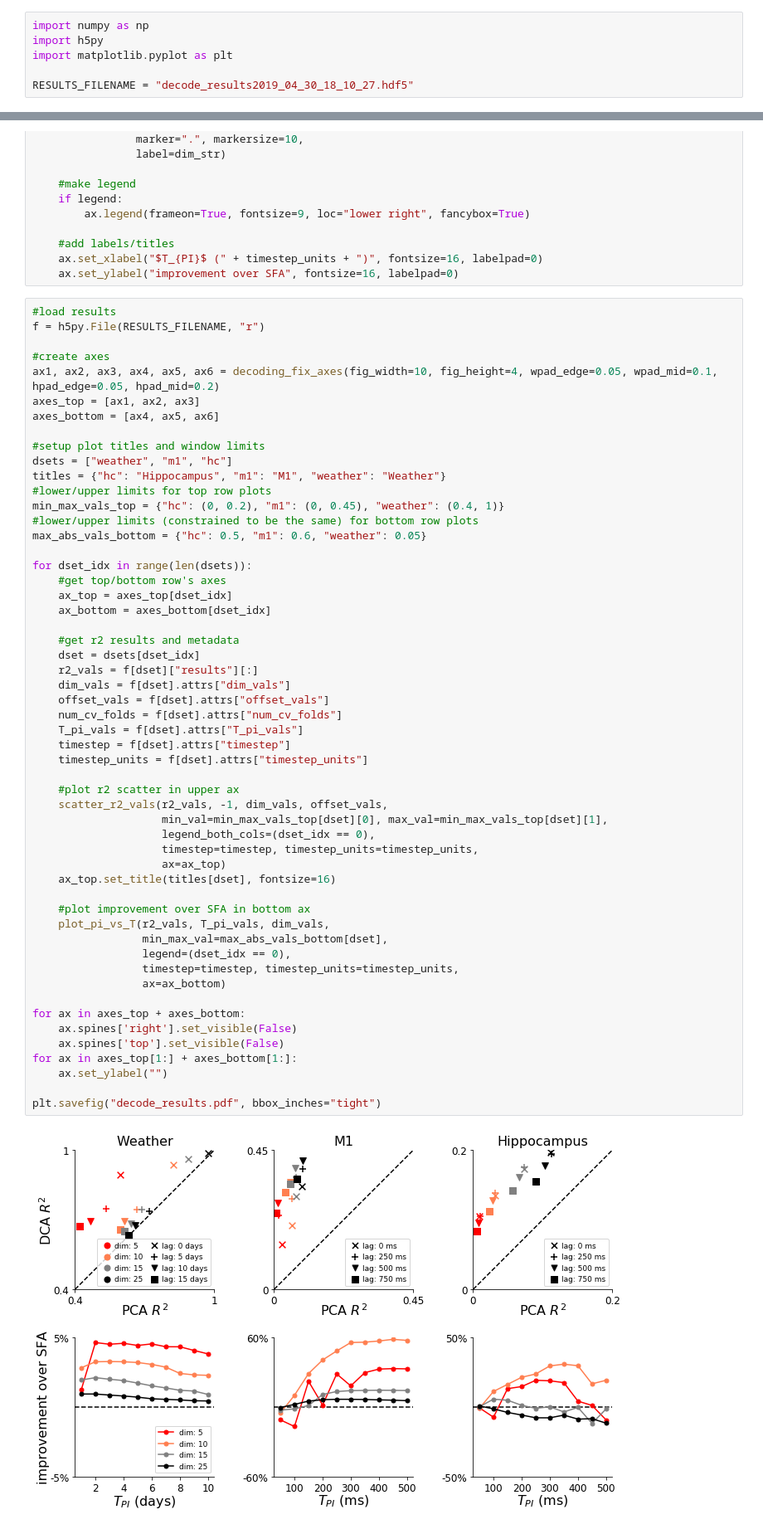
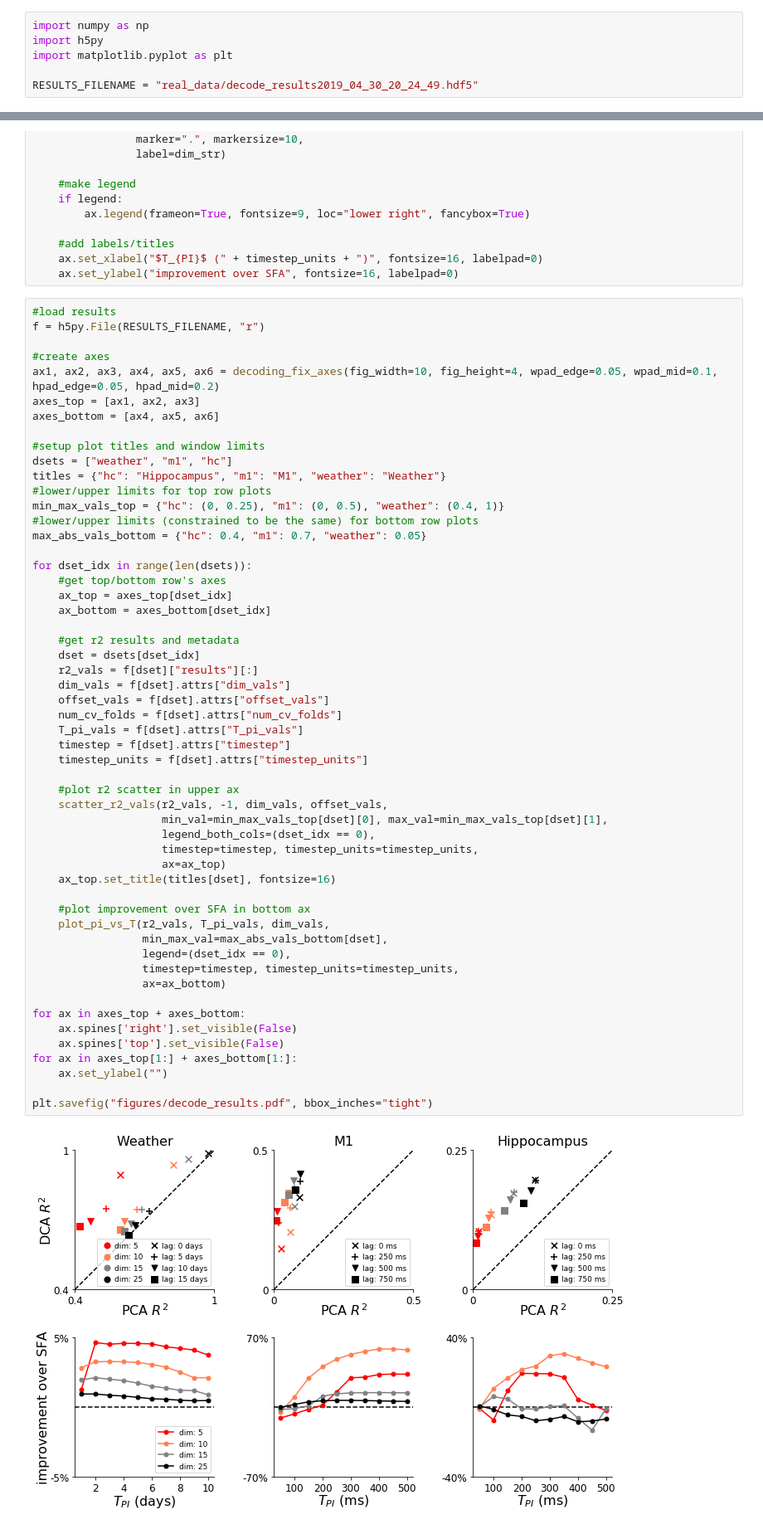
Before and after one commit to BouchardLab/DynamicalComponentsAnalysis, a Jupyter notebook: notebooks/neural_data.ipynb, the cells around one changed output, grey strips where cells are left out. Shown at 83% size. Cells and saved outputs as stored; diff of their text form.

```diff
--- a/notebooks/neural_data.ipynb
+++ b/notebooks/neural_data.ipynb
@@ -3,7 +3,7 @@ import numpy as np
 import h5py
 import matplotlib.pyplot as plt
 
-RESULTS_FILENAME = "decode_results2019_04_30_18_10_27.hdf5"
+RESULTS_FILENAME = "real_data/decode_results2019_04_30_20_24_49.hdf5"
 # %%
 def cycle_from_style(scheme):
     return [color_dict["color"] for color_dict in plt.style.library[scheme]['axes.prop_cycle']]
@@ -140,9 +140,9 @@ axes_bottom = [ax4, ax5, ax6]
 dsets = ["weather", "m1", "hc"]
 titles = {"hc": "Hippocampus", "m1": "M1", "weather": "Weather"}
 #lower/upper limits for top row plots
-min_max_vals_top = {"hc": (0, 0.2), "m1": (0, 0.45), "weather": (0.4, 1)}
+min_max_vals_top = {"hc": (0, 0.25), "m1": (0, 0.5), "weather": (0.4, 1)}
 #lower/upper limits (constrained to be the same) for bottom row plots
-max_abs_vals_bottom = {"hc": 0.5, "m1": 0.6, "weather": 0.05}
+max_abs_vals_bottom = {"hc": 0.4, "m1": 0.7, "weather": 0.05}
 
 for dset_idx in range(len(dsets)):
     #get top/bottom row's axes
@@ -154,32 +154,32 @@ for dset_idx in range(len(dsets)):
     r2_vals = f[dset]["results"][:]
     dim_vals = f[dset].attrs["dim_vals"]
     offset_vals = f[dset].attrs["offset_vals"]
     num_cv_folds = f[dset].attrs["num_cv_folds"]
     T_pi_vals = f[dset].attrs["T_pi_vals"]
     timestep = f[dset].attrs["timestep"]
     timestep_units = f[dset].attrs["timestep_units"]
 
     #plot r2 scatter in upper ax
     scatter_r2_vals(r2_vals, -1, dim_vals, offset_vals,
                     min_val=min_max_vals_top[dset][0], max_val=min_max_vals_top[dset][1],
                     legend_both_cols=(dset_idx == 0),
                     timestep=timestep, timestep_units=timestep_units,
                     ax=ax_top)
     ax_top.set_title(titles[dset], fontsize=16)
 
     #plot improvement over SFA in bottom ax
     plot_pi_vs_T(r2_vals, T_pi_vals, dim_vals,
                  min_max_val=max_abs_vals_bottom[dset],
                  legend=(dset_idx == 0),
                  timestep=timestep, timestep_units=timestep_units,
                  ax=ax_bottom)
 
 for ax in axes_top + axes_bottom:
     ax.spines['right'].set_visible(False)
     ax.spines['top'].set_visible(False)
 for ax in axes_top[1:] + axes_bottom[1:]:
     ax.set_ylabel("")
 
-plt.savefig("decode_results.pdf", bbox_inches="tight")
+plt.savefig("figures/decode_results.pdf", bbox_inches="tight")
 # %% [output]
-[figure, old version]
+[figure, new version]
```
Also changed, not shown: 1 other file.
